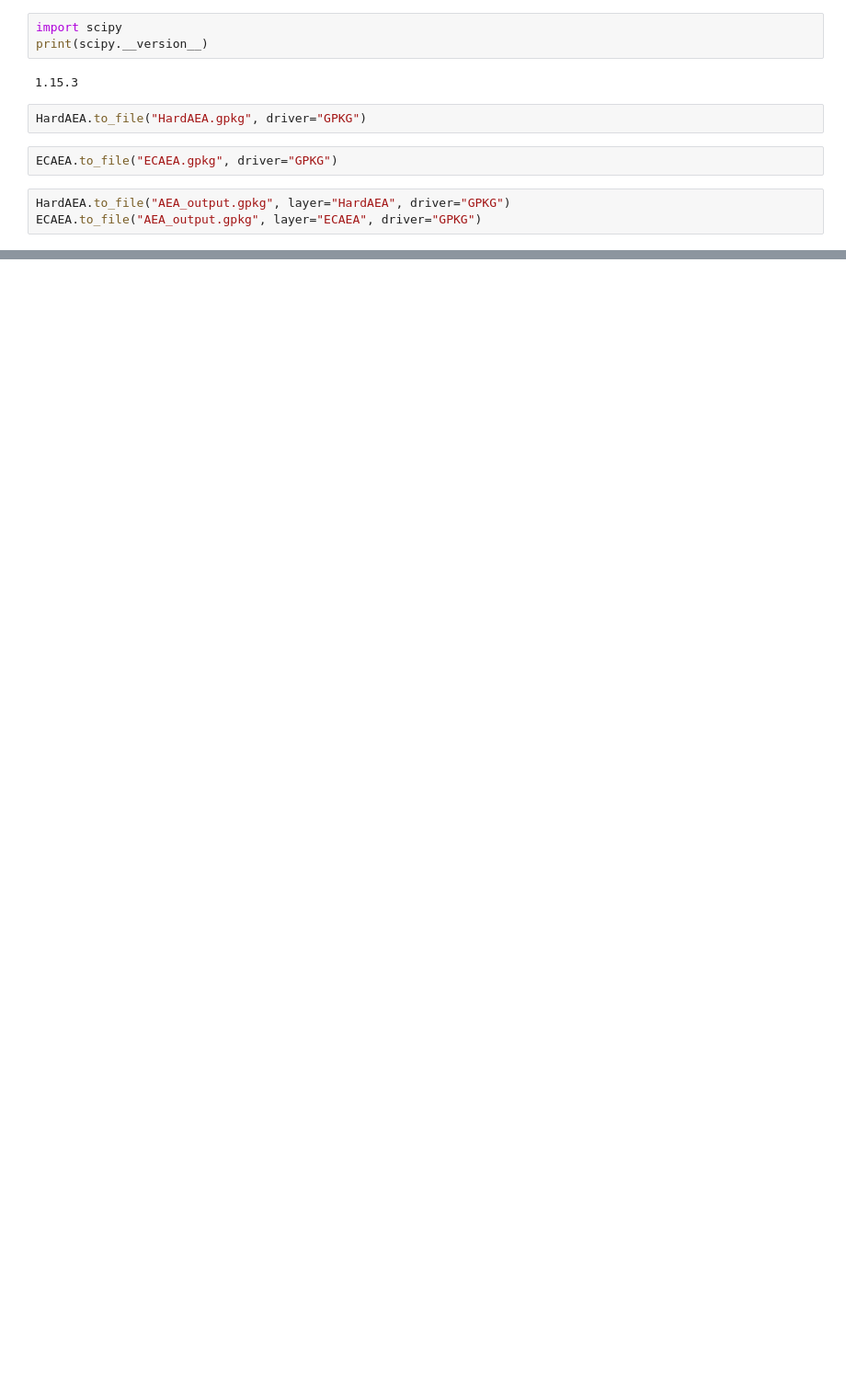
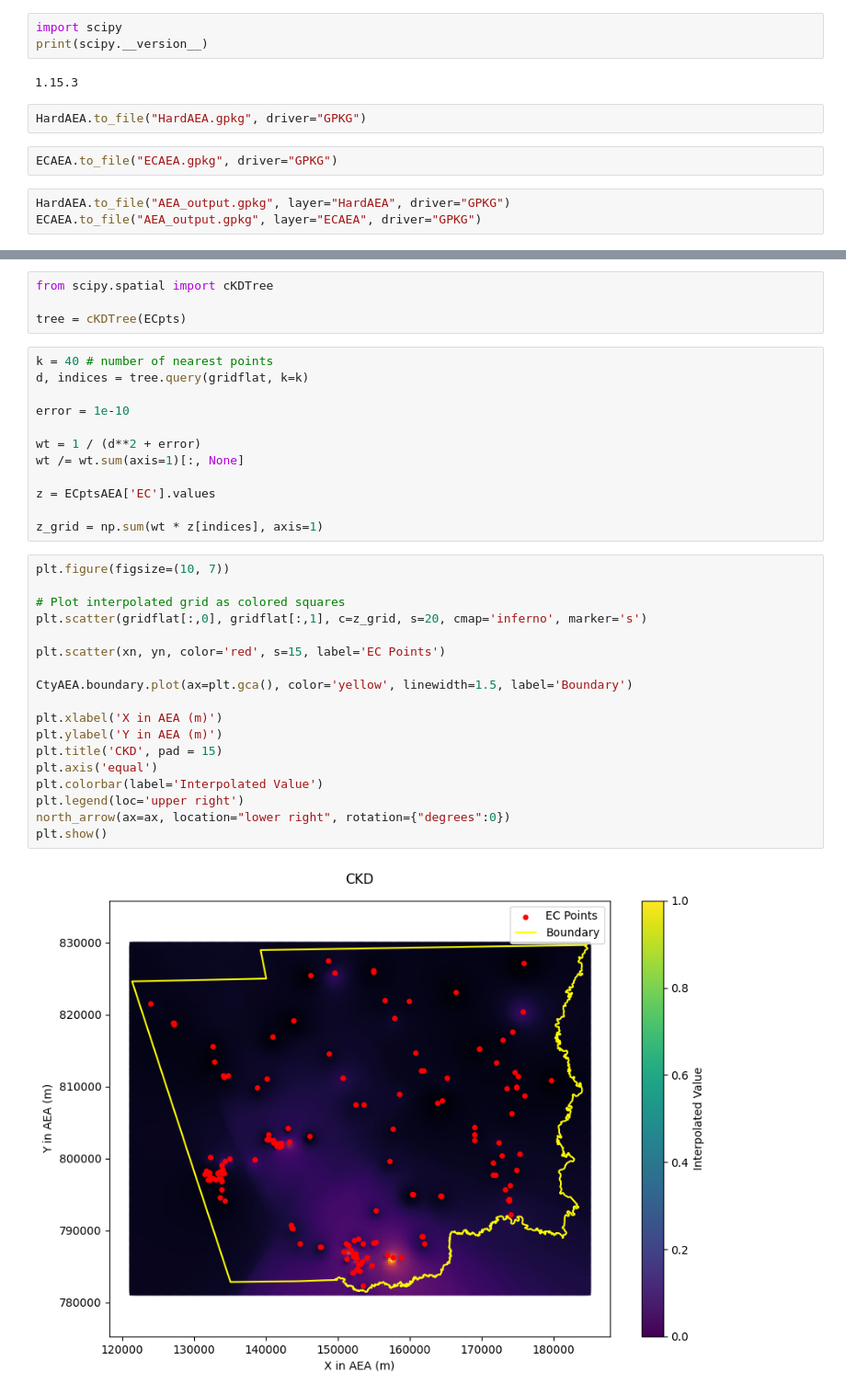
Before and after one commit to shaseevarajan/GIS-Apps-in-Engineering, a Jupyter notebook: Shaseevarajan Sivanantharajah/Assignment 8.ipynb, the cells around one changed output, grey strips where cells are left out. Shown: that part at 92% size. Cells and saved outputs as stored; diff of their text form; blank space fills up the shorter version.

```diff
--- a/Shaseevarajan Sivanantharajah/Assignment 8.ipynb
+++ b/Shaseevarajan Sivanantharajah/Assignment 8.ipynb
@@ -194,0 +345,36 @@ ECAEA.to_file("AEA_output.gpkg", layer="ECAEA", driver="GPKG")
+# %%
+from scipy.spatial import cKDTree
+
+tree = cKDTree(ECpts)
+# %%
+k = 40 # number of nearest points
+d, indices = tree.query(gridflat, k=k)
+
+error = 1e-10
+
+wt = 1 / (d**2 + error)
+wt /= wt.sum(axis=1)[:, None]
+
+z = ECptsAEA['EC'].values
+
+z_grid = np.sum(wt * z[indices], axis=1)
+# %%
+plt.figure(figsize=(10, 7))
+
+# Plot interpolated grid as colored squares
+plt.scatter(gridflat[:,0], gridflat[:,1], c=z_grid, s=20, cmap='inferno', marker='s')
+
+plt.scatter(xn, yn, color='red', s=15, label='EC Points')
+
+CtyAEA.boundary.plot(ax=plt.gca(), color='yellow', linewidth=1.5, label='Boundary')
+
+plt.xlabel('X in AEA (m)')
+plt.ylabel('Y in AEA (m)')
+plt.title('CKD', pad = 15)
+plt.axis('equal')
+plt.colorbar(label='Interpolated Value')
+plt.legend(loc='upper right')
+north_arrow(ax=ax, location="lower right", rotation={"degrees":0})
+plt.show()
+# %% [output]
+[figure, added]
```
Also changed, not shown: parts of 19 cells of this notebook.
